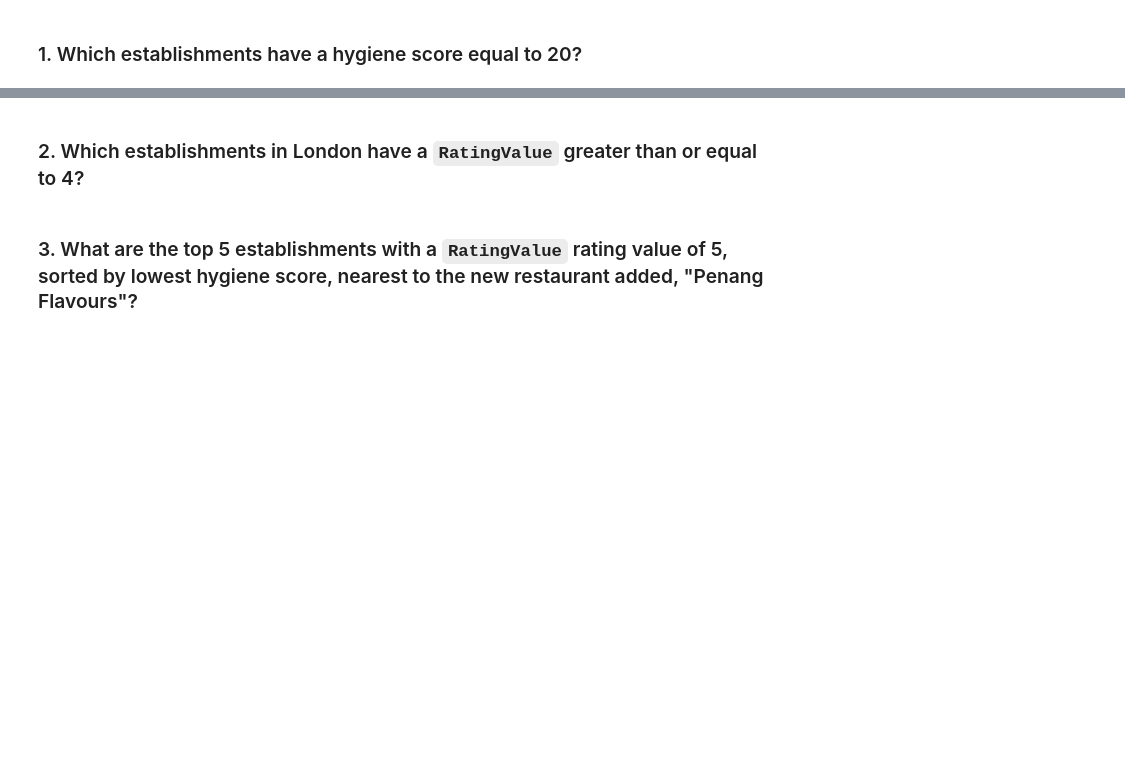
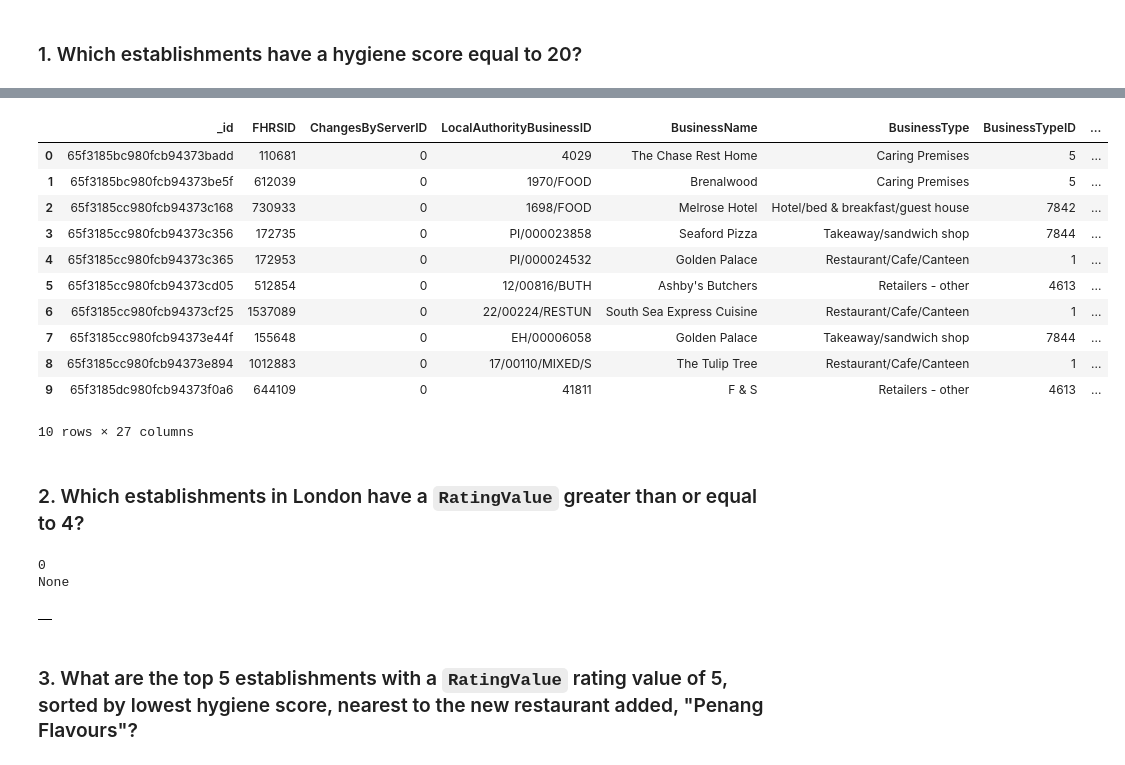
Before and after one commit to Highvoltagevibhuti/nosql-challenge, a Jupyter notebook: NoSQL_analysis_starter.ipynb, the cells around one changed output, grey strips where cells are left out. Saved outputs shown, nothing was run; the diff lists cells and outputs as text; code cells hidden in the pictures; blank space fills up the shorter version.

```diff
--- a/NoSQL_analysis_starter.ipynb
+++ b/NoSQL_analysis_starter.ipynb
@@ -42,24 +58,53 @@ None
 # %%
 # Convert the result to a Pandas DataFrame
+hygiene = establishments.find(query)
 
+hygiene_df = pd.DataFrame(hygiene)
+hygiene_df.head()
 # Display the number of rows in the DataFrame
-
+RowNum_hygiene_df = len(hygiene_df)
+RowNum_hygiene_df
 # Display the first 10 rows of the DataFrame
+hygiene_df.head(10)
+# %% [output]
+|  | _id | FHRSID | ChangesByServerID | LocalAuthorityBusinessID | BusinessName | BusinessType | BusinessTypeID | ... |
+| 0 | 65f3185bc980fcb94373badd | 110681 | 0 | 4029 | The Chase Rest Home | Caring Premises | 5 | ... |
+| 1 | 65f3185bc980fcb94373be5f | 612039 | 0 | 1970/FOOD | Brenalwood | Caring Premises | 5 | ... |
+| 2 | 65f3185cc980fcb94373c168 | 730933 | 0 | 1698/FOOD | Melrose Hotel | Hotel/bed & breakfast/guest house | 7842 | ... |
+| 3 | 65f3185cc980fcb94373c356 | 172735 | 0 | PI/000023858 | Seaford Pizza | Takeaway/sandwich shop | 7844 | ... |
+| 4 | 65f3185cc980fcb94373c365 | 172953 | 0 | PI/000024532 | Golden Palace | Restaurant/Cafe/Canteen | 1 | ... |
+| 5 | 65f3185cc980fcb94373cd05 | 512854 | 0 | 12/00816/BUTH | Ashby's Butchers | Retailers - other | 4613 | ... |
+| 6 | 65f3185cc980fcb94373cf25 | 1537089 | 0 | 22/00224/RESTUN | South Sea Express Cuisine | Restaurant/Cafe/Canteen | 1 | ... |
+| 7 | 65f3185cc980fcb94373e44f | 155648 | 0 | EH/00006058 | Golden Palace | Takeaway/sandwich shop | 7844 | ... |
+| 8 | 65f3185cc980fcb94373e894 | 1012883 | 0 | 17/00110/MIXED/S | The Tulip Tree | Restaurant/Cafe/Canteen | 1 | ... |
+| 9 | 65f3185dc980fcb94373f0a6 | 644109 | 0 | 41811 | F & S | Retailers - other | 4613 | ... |
+10 rows × 27 columns
 # %% [markdown]
 ### 2. Which establishments in London have a `RatingValue` greater than or equal to 4?
 # %%
 # Find the establishments with London as the Local Authority and has a RatingValue greater than or equal to 4.
-query =
+query = {'LocalAuthorityName':{'$regex':'London'},'RatingValue': {'$gte':'4'}}
 
 # Use count_documents to display the number of documents in the result
-
+print(establishments.count_documents(query))
 # Display the first document in the results using pprint
+#pprint(establishments.find(query))
+pprint(establishments.find_one(query))
+# %% [output]
+0
+None
 # %%
 # Convert the result to a Pandas DataFrame
-
+LocalAuthorityLondon = establishments.find(query)
+LocalAuthorityLondon_df = pd.DataFrame(LocalAuthorityLondon)
+LocalAuthorityLondon_df
 # Display the number of rows in the DataFrame
-
+RowNum = len(LocalAuthorityLondon_df)
+RowNum
 # Display the first 10 rows of the DataFrame
+LocalAuthorityLondon_df.head(10)
+# %% [output]
+|  |
 # %% [markdown]
 ### 3. What are the top 5 establishments with a `RatingValue` rating value of 5, sorted by lowest hygiene score, nearest to the new restaurant added, "Penang Flavours"?
 # %%
```
Also changed, not shown: parts of 6 cells of this notebook.
